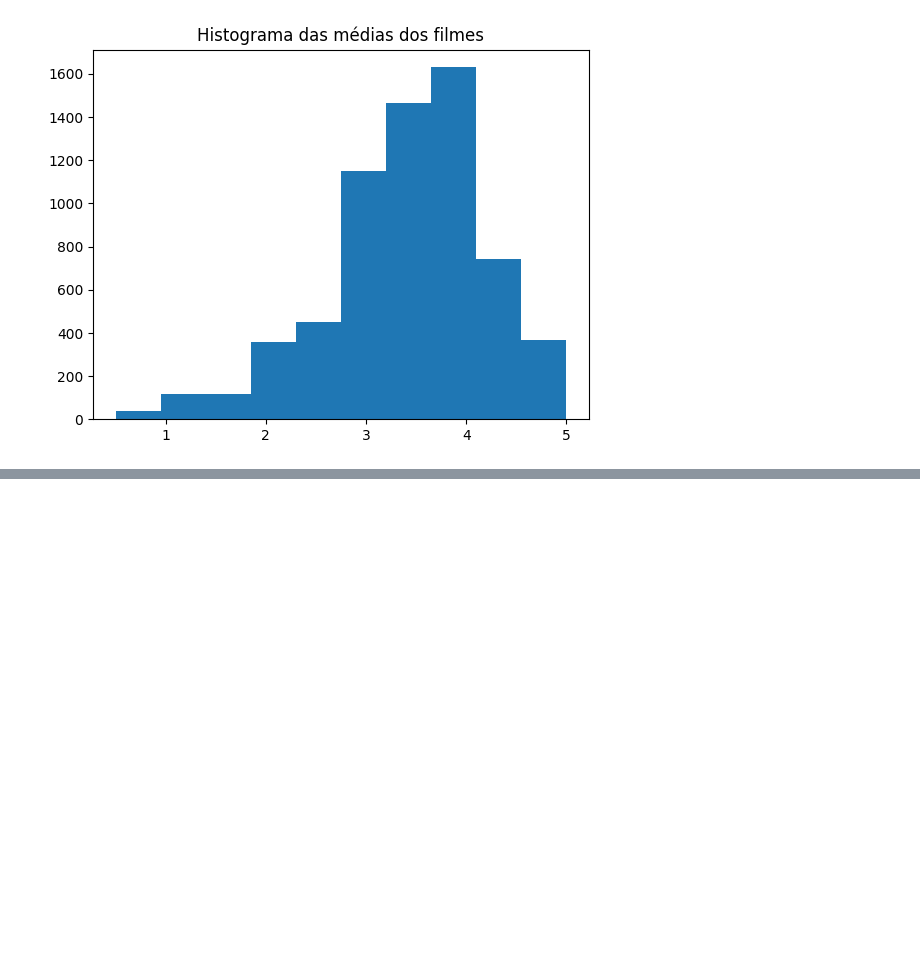
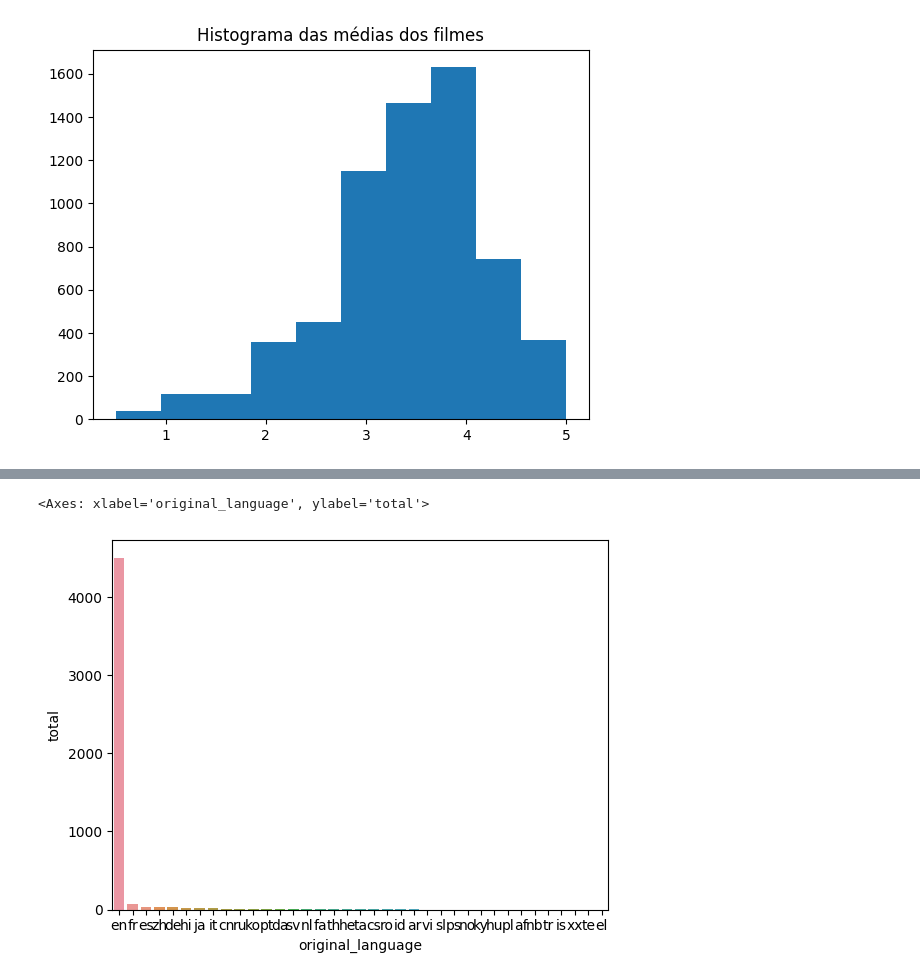
Before and after one commit to mariatozi/codigos-estudos, a Jupyter notebook: Alura_DS.ipynb, the cells around one changed output, grey strips where cells are left out. Drawn from its saved outputs; the diff is of its cells as text; code cells hidden in the pictures; blank space fills up the shorter version.

```diff
--- a/Alura_DS.ipynb
+++ b/Alura_DS.ipynb
@@ -240,3 +241,9 @@ plt.title('Histograma das médias dos filmes')
 # %% [output]
 Text(0.5, 1.0, 'Histograma das médias dos filmes')
 [figure]
+# %%
+import pandas as pd
+import seaborn as sns
+
+tmdb = pd.read_csv('tmdb_5000_movies.csv')
+tmdb.head()
@@ -242,0 +370,6 @@ Text(0.5, 1.0, 'Histograma das médias dos filmes')
+# %%
+# quiser tirar o indice e transformar em duas colunas
+
+contagem_lingua = tmdb['original_language'].value_counts().to_frame(). reset_index()
+contagem_lingua.columns = ['original_language', 'total']
+contagem_lingua.head()
@@ -242,0 +383,8 @@ Text(0.5, 1.0, 'Histograma das médias dos filmes')
+# %%
+# utilizar os plots de categoria (especificos para categoria)
+# usando grafico de barras
+
+sns.barplot(x='original_language', y = 'total', data = contagem_lingua)
+# %% [output]
+<Axes: xlabel='original_language', ylabel='total'>
+[figure, added]
```
Also changed, not shown: parts of 28 cells of this notebook.
